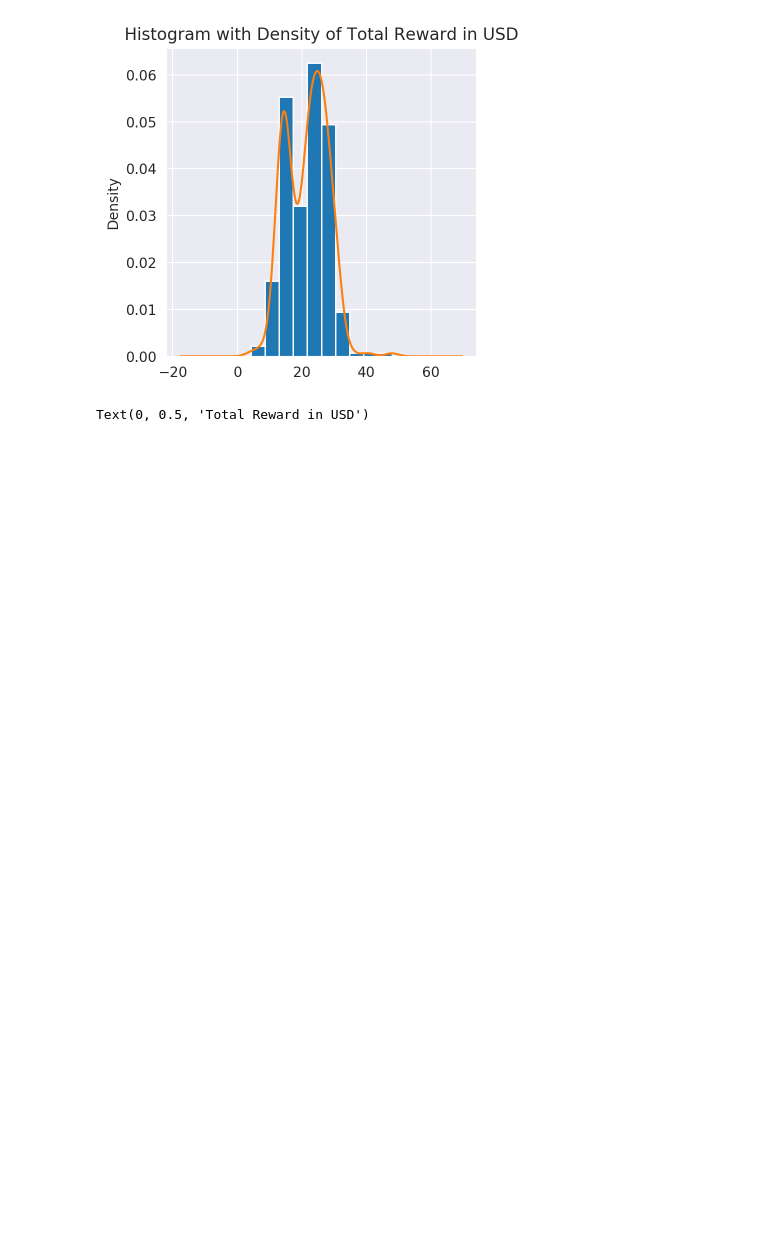
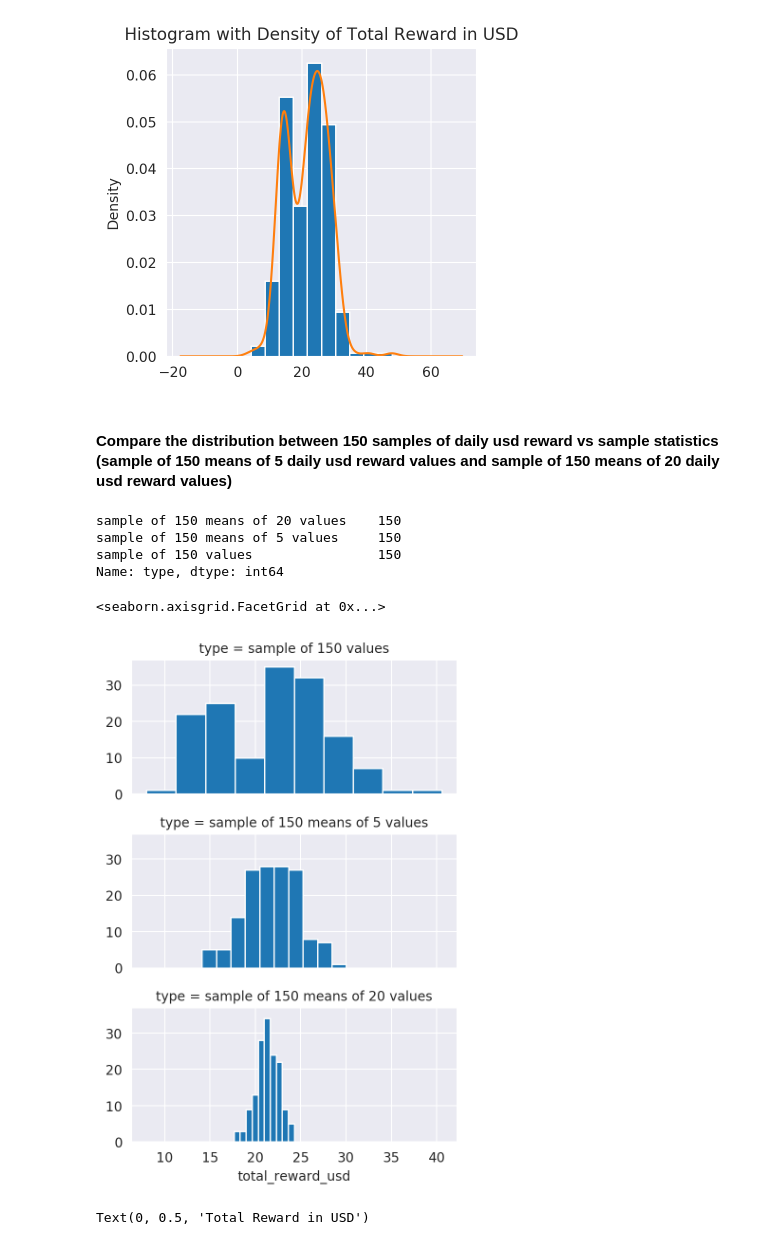
Before and after one commit to luckyp71/eth_mining_reward_rtx3090s, a Jupyter notebook: eth_mining_reward_rtx3090s.ipynb, the cells around one changed output. Cells and saved outputs as stored; diff of their text form; code cells hidden in the pictures; blank space fills up the shorter version.

```diff
--- a/eth_mining_reward_rtx3090s.ipynb
+++ b/eth_mining_reward_rtx3090s.ipynb
@@ -155,6 +165,38 @@ plt.title('Histogram with Density of Total Reward in USD')
 # %% [output]
 Text(0.5, 1.0, 'Histogram with Density of Total Reward in USD')
 [figure]
+# %% [markdown]
+#### Compare the distribution between 150 samples of daily usd reward vs sample statistics (sample of 150 means of 5 daily usd reward values and sample of 150 means of 20 daily usd reward values)
+# %%
+sample = pd.DataFrame({
+     'total_reward_usd': df['total_reward_usd'].sample(150),
+     'type': 'sample of 150 values'
+})
+
+sample_mean_5 = pd.DataFrame({
+    'total_reward_usd': [df['total_reward_usd'].sample(5).mean() for _ in range(150)],
+    'type': 'sample of 150 means of 5 values'
+})
+
+sample_mean_20 = pd.DataFrame({
+    'total_reward_usd': [df['total_reward_usd'].sample(20).mean() for _ in range(150)],
+    'type': 'sample of 150 means of 20 values'
+})
+# %%
+result =  pd.concat([sample, sample_mean_5, sample_mean_20])
+result['type'].value_counts()
+# %% [output]
+sample of 150 means of 20 values    150
+sample of 150 means of 5 values     150
+sample of 150 values                150
+Name: type, dtype: int64
+# %%
+result_samp = sns.FacetGrid(result, col='type', col_wrap=1,
+                           height=2, aspect=2)
+result_samp.map(plt.hist, 'total_reward_usd', bins=10)
+# %% [output]
+<seaborn.axisgrid.FacetGrid at 0x...>
+[figure, added]
 # %%
 ax = sns.boxplot(y='total_reward_usd', data=df, linewidth=2.5)
 ax.set_title('Boxplot of Total Reward USD')
```
Also changed, not shown: parts of 2 cells of this notebook.
